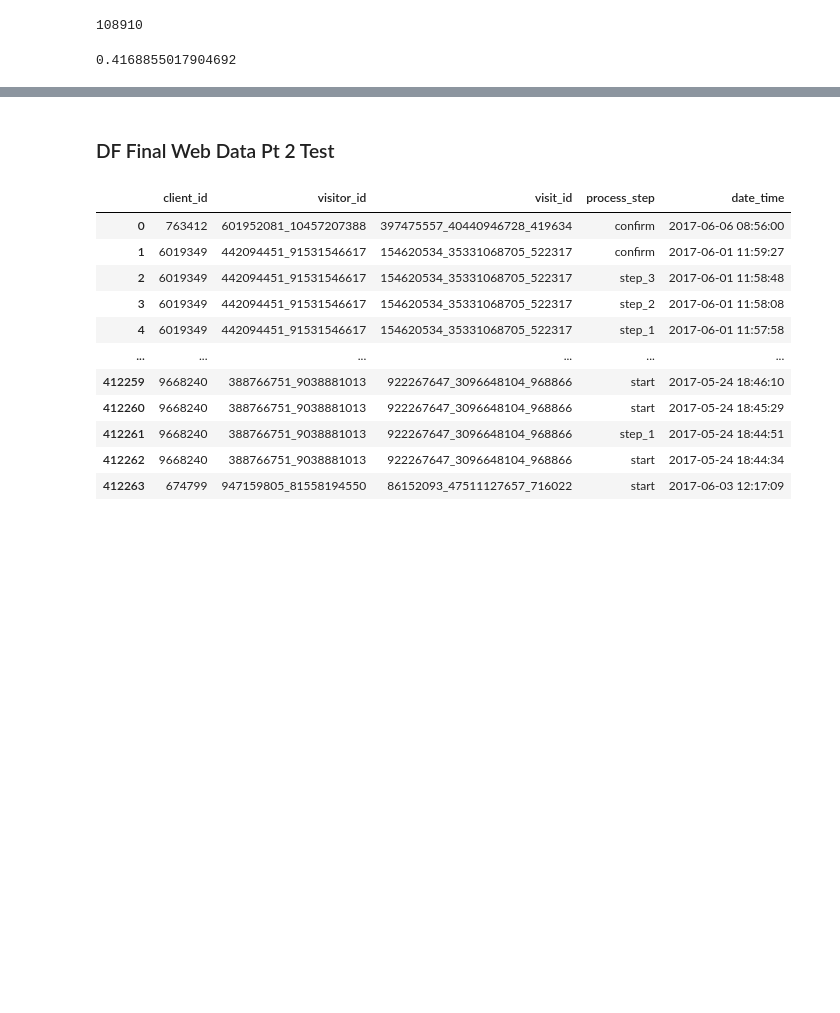
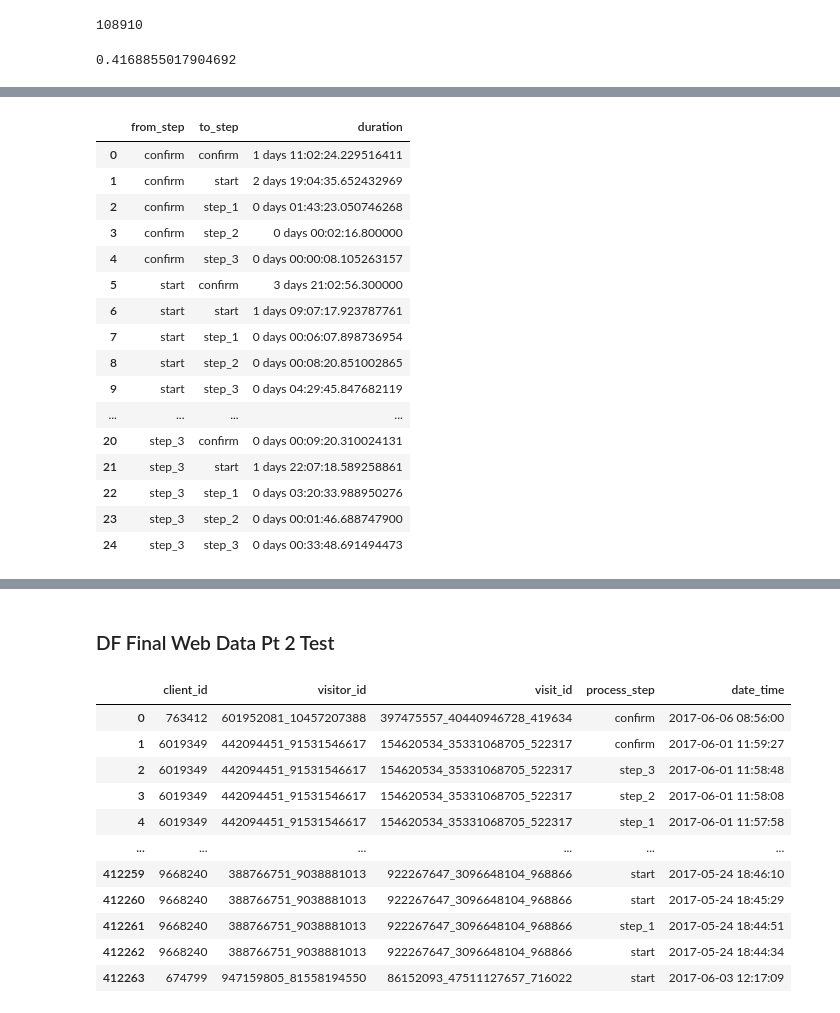
Before and after one commit to JorgeMMLRodrigues/vanguard_project, a Jupyter notebook: Main.ipynb, the cells around one changed output, grey strips where cells are left out. Cells and saved outputs as stored; diff of their text form; code cells hidden in the pictures; blank space fills up the shorter version.

```diff
--- a/Main.ipynb
+++ b/Main.ipynb
@@ -672,0 +709,28 @@ rate_confirm
+# %%
+df_final_web_data_pt_1_step_time = df_final_web_data_pt_1.copy()
+# %%
+df_final_web_data_pt_1_step_time['date_time'] = pd.to_datetime(df_final_web_data_pt_1_step_time['date_time'])
+
+def compute_transitions(group):
+
+    group_sorted = group.sort_values('date_time').reset_index(drop=True)
+
+
+    group_sorted['next_step'] = group_sorted['process_step'].shift(-1)
+    group_sorted['next_date_time'] = group_sorted['date_time'].shift(-1)
+
+
+    group_sorted['duration'] = group_sorted['next_date_time'] - group_sorted['date_time']
+
+
+    group_transitions = group_sorted.dropna(subset=['next_step'])
+
+
+    result = group_transitions[['client_id', 'process_step', 'next_step', 'duration']]
+    result = result.rename(columns={'process_step': 'from_step', 'next_step': 'to_step'})
+    return result
+
+
+transition_times = df_final_web_data_pt_1_step_time.groupby('client_id').apply(compute_transitions).reset_index(drop=True)
+
+print(transition_times)
@@ -672,0 +870,22 @@ rate_confirm
+# %%
+avg_duration = transition_times.groupby(['from_step', 'to_step'], as_index=False)['duration'].mean()
+# %%
+avg_duration
+# %% [output]
+|  | from_step | to_step | duration |
+| 0 | confirm | confirm | 1 days 11:02:24.229516411 |
+| 1 | confirm | start | 2 days 19:04:35.652432969 |
+| 2 | confirm | step_1 | 0 days 01:43:23.050746268 |
+| 3 | confirm | step_2 | 0 days 00:02:16.800000 |
+| 4 | confirm | step_3 | 0 days 00:00:08.105263157 |
+| 5 | start | confirm | 3 days 21:02:56.300000 |
+| 6 | start | start | 1 days 09:07:17.923787761 |
+| 7 | start | step_1 | 0 days 00:06:07.898736954 |
+| 8 | start | step_2 | 0 days 00:08:20.851002865 |
+| 9 | start | step_3 | 0 days 04:29:45.847682119 |
+| ... | ... | ... | ... |
+| 20 | step_3 | confirm | 0 days 00:09:20.310024131 |
+| 21 | step_3 | start | 1 days 22:07:18.589258861 |
+| 22 | step_3 | step_1 | 0 days 03:20:33.988950276 |
+| 23 | step_3 | step_2 | 0 days 00:01:46.688747900 |
+| 24 | step_3 | step_3 | 0 days 00:33:48.691494473 |
```
Also changed, not shown: parts of 25 cells of this notebook.
